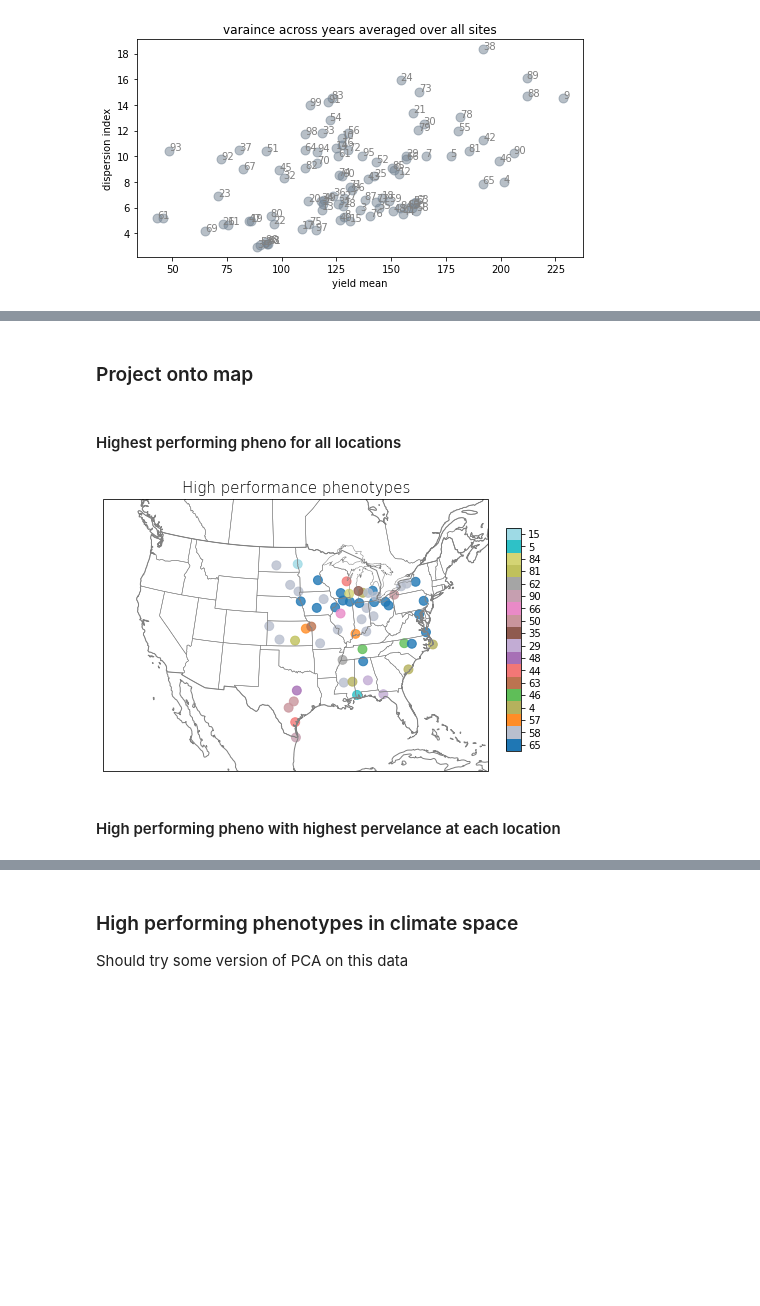
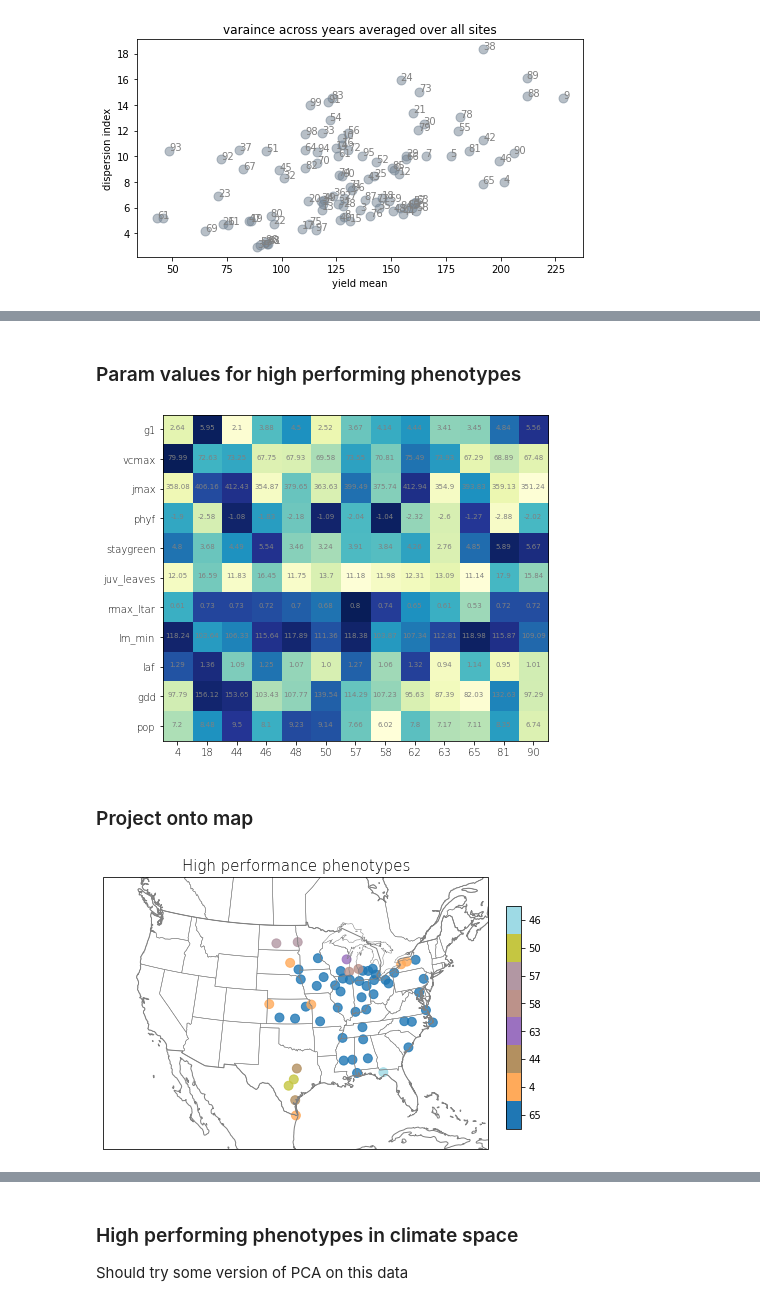
Before and after one commit to jennhsiao/upscale, a Jupyter notebook: notebooks/analys_performance.ipynb, the cells around one changed output, grey strips where cells are left out. Saved outputs shown, nothing was run; the diff lists cells and outputs as text; code cells hidden in the pictures; blank space fills up the shorter version.

```diff
--- a/notebooks/analys_performance.ipynb
+++ b/notebooks/analys_performance.ipynb
@@ -138,2 +142,46 @@ norm = mpl.colors.BoundaryNorm(bounds, cmap.N)
+# %% [markdown]
+### Param values for high performing phenotypes
+# %%
+# Set number of top performing phenos
+n_pheno = 5
+
+# Determine high-performing phenotypes
+list_top_pheno = []
+for item in np.arange(n_pheno):
+    top_pheno = list(set(df_pheno.iloc[:,item]))
+    list_top_pheno.extend(top_pheno)
+list_top_pheno = list(set(list_top_pheno))
+top_pheno_sorted = sorted(list_top_pheno)
+
+# Determined parameters perturbed and perturb range
+problem, param_values = params_sample('present', 10)
+param_range = dict(zip(problem['names'], problem['bounds']))
+params = problem['names']
+df_params_fold = pd.DataFrame(columns=params)
+
+# Normalize parameter values
+df_highperformance = df_params.iloc[top_pheno_sorted, :-1]
+for param in params:
+    df_params_fold[param] = fold(df_highperformance[param],
+                                 param_range[param][0],
+                                 param_range[param][1])
+
+# Visualize
+fig, ax = plt.subplots(figsize=(8,6))
+im = ax.imshow(df_params_fold.transpose(), cmap=YlGnBu_9.mpl_colormap)
+ax.set_xticks(np.arange(df_highperformance.shape[0]))
+ax.set_yticks(np.arange(df_highperformance.shape[1]))
+ax.set_xticklabels(list(df_highperformance.index), size=10, fontweight='light')
+ax.set_yticklabels(list(df_highperformance.columns), size=10, fontweight='light')
+
+for top_pheno in range(len(top_pheno_sorted)):
+    for param in range(len(params)):
+        text = ax.text(top_pheno, param,
+                       df_params.transpose().loc[params[param],
+                                                 top_pheno_sorted[top_pheno]],
+                       ha='center', color='grey', size=7)
+fig.subplots_adjust(left=0.15)
+# %% [output]
+[figure, added]
 # %% [markdown]
 ### Project onto map
@@ -158,8 +188,9 @@ for site in sorted(sites):
-# %% [markdown]
-#### Highest performing pheno for all locations
 # %%
+# Phenotype performance rank
+pheno = 'pheno2'
+
 # Factorize pheno number
-color_list = list(pd.factorize(df_pheno.pheno1)[0])
+color_list = list(pd.factorize(df_pheno[pheno])[0])
 
 # Set up customized colormap
 num_colors = len(set(color_list))
@@ -180,11 +211,8 @@ ax.set_title('High performance phenotypes', fontweight='light', size=15)
 ax2 = fig.add_axes([0.93, 0.18, 0.03, 0.62])
 cb = mpl.colorbar.ColorbarBase(ax2, cmap=custom_cmap, norm=norm,
                                spacing='proportional', ticks=bounds, boundaries=bounds)
-
 c_range = cb.vmax - cb.vmin
 cb.set_ticks([cb.vmin + c_range / num_colors * (0.5 + item) for item in range(num_colors)])
-cb.set_ticklabels(list(pd.factorize(df_pheno.pheno1)[1]))
+cb.set_ticklabels(list(pd.factorize(df_pheno[pheno])[1]))
 # %% [output]
-[figure, old version]
+[figure, new version]
-# %% [markdown]
-#### High performing pheno with highest pervelance at each location
```
Also changed, not shown: parts of 19 cells of this notebook, 3 other files.
